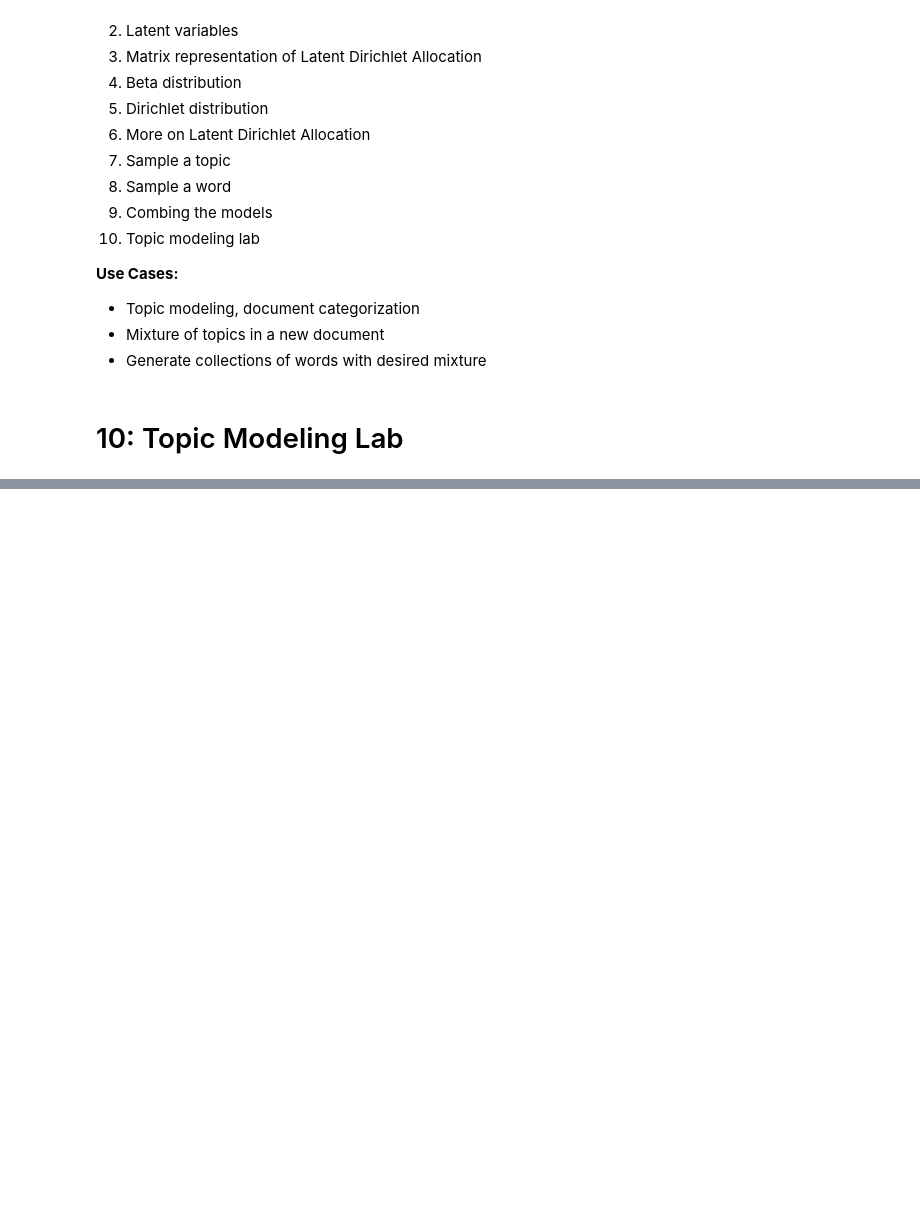
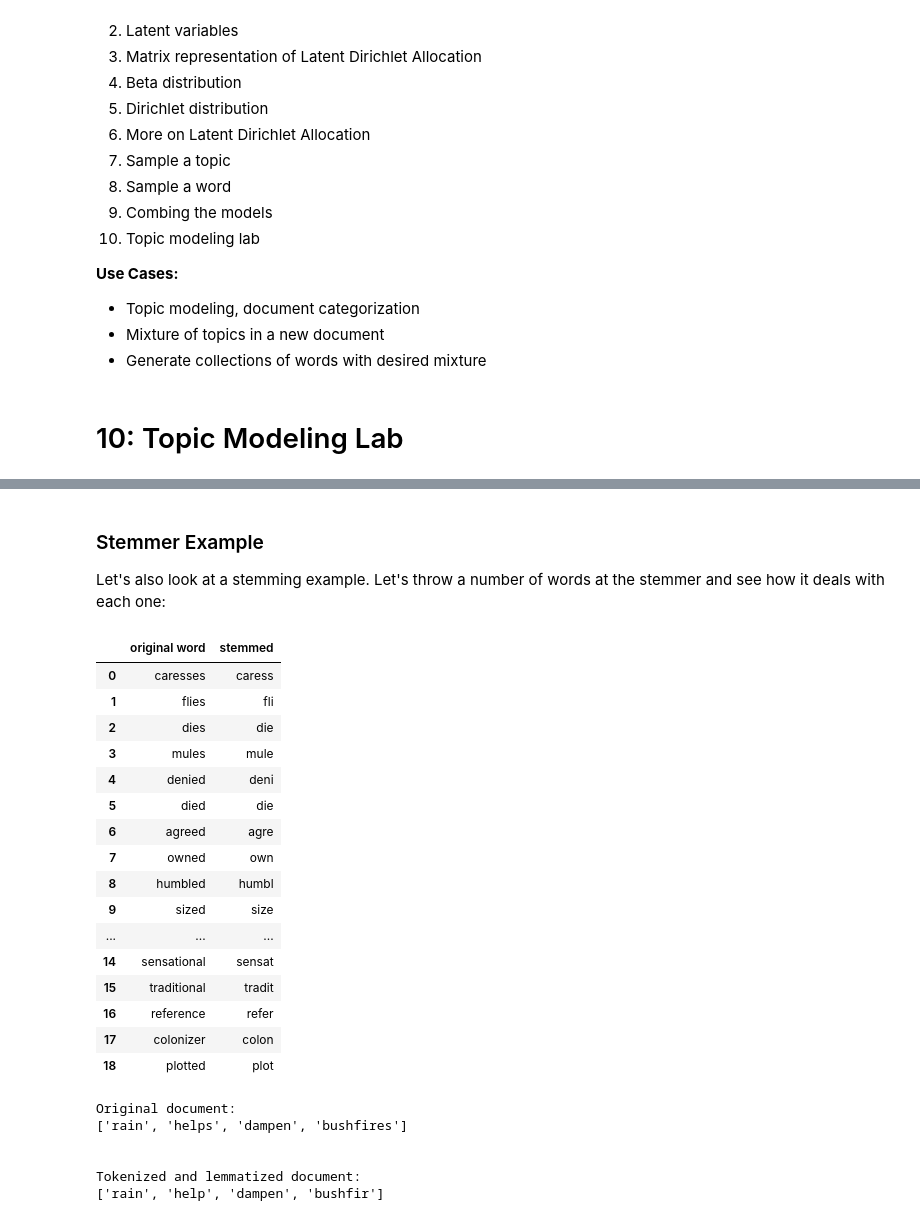
Before and after one commit to ChristopherDaigle/udacity_nlp_nanodeg, a Jupyter notebook: 02_computing-with-NLP/03-topic_modeling.ipynb, the cells around one changed output, grey strips where cells are left out. Cells and saved outputs as stored; diff of their text form; code cells hidden in the pictures; blank space fills up the shorter version.

```diff
--- a/02_computing-with-NLP/03-topic_modeling.ipynb
+++ b/02_computing-with-NLP/03-topic_modeling.ipynb
@@ -347,0 +430,4 @@ In this lesson, we covered:
+# %%
+original_words = ['caresses', 'flies', 'dies', 'mules', 'denied','died', 'agreed', 'owned',
+           'humbled', 'sized','meeting', 'stating', 'siezing', 'itemization','sensational',
+           'traditional', 'reference', 'colonizer','plotted']
@@ -347,0 +462,26 @@ In this lesson, we covered:
+# %% [markdown]
+### Stemmer Example
+Let's also look at a stemming example. Let's throw a number of words at the stemmer and see how it deals with each one:
+# %%
+stemmer = SnowballStemmer("english")
+singles = [stemmer.stem(plural) for plural in original_words]
+
+pd.DataFrame(data={'original word':original_words, 'stemmed':singles })
+# %% [output]
+|  | original word | stemmed |
+| 0 | caresses | caress |
+| 1 | flies | fli |
+| 2 | dies | die |
+| 3 | mules | mule |
+| 4 | denied | deni |
+| 5 | died | die |
+| 6 | agreed | agre |
+| 7 | owned | own |
+| 8 | humbled | humbl |
+| 9 | sized | size |
+| ... | ... | ... |
+| 14 | sensational | sensat |
+| 15 | traditional | tradit |
+| 16 | reference | refer |
+| 17 | colonizer | colon |
+| 18 | plotted | plot |
@@ -347,0 +503,21 @@ In this lesson, we covered:
+# %%
+'''
+Preview a document after preprocessing
+'''
+document_num = 4310
+doc_sample = documents[documents['index'] == document_num].values[0][0]
+
+print("Original document: ")
+words = []
+for word in doc_sample.split(' '):
+    words.append(word)
+print(words)
+print("\n\nTokenized and lemmatized document: ")
+print(preprocess(doc_sample))
+# %% [output]
+Original document:
+['rain', 'helps', 'dampen', 'bushfires']
+
+
+Tokenized and lemmatized document:
+['rain', 'help', 'dampen', 'bushfir']
```
Also changed, not shown: parts of 49 cells of this notebook, 1 other file.
